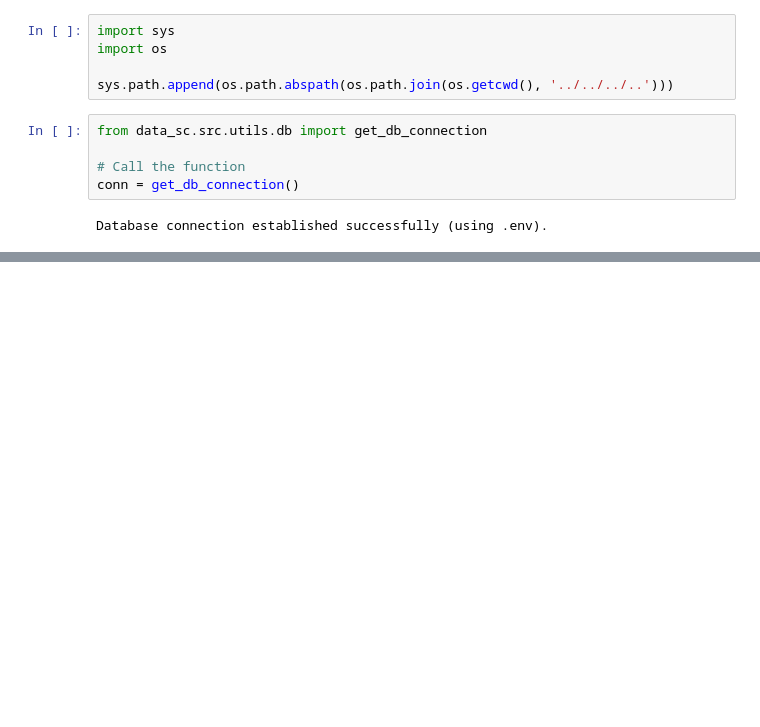
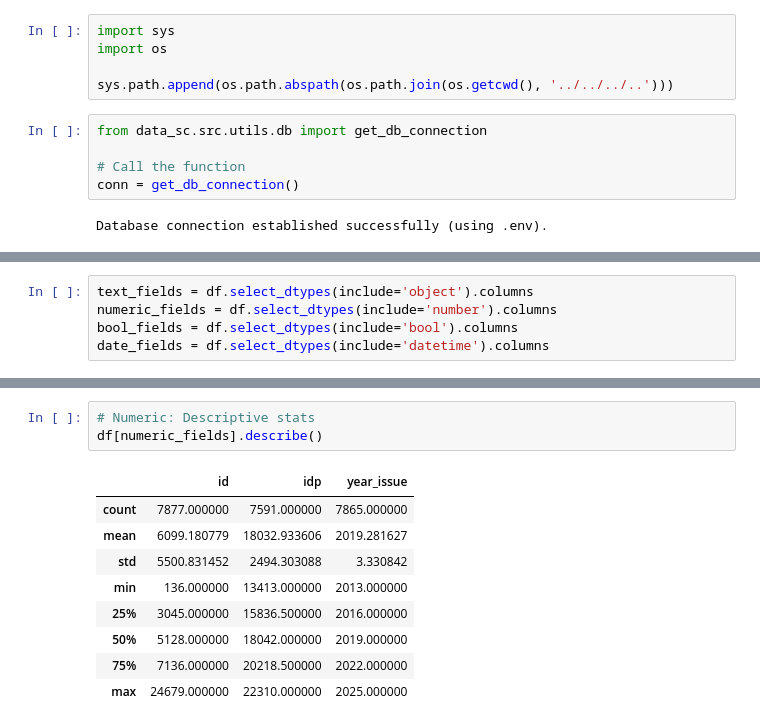
Before and after one commit to aminhaiqal/Athena, a Jupyter notebook: data_sc/notebooks/01-eda/01-data-profiling/legislative-proposal.ipynb, the cells around one changed output, grey strips where cells are left out. Cells and saved outputs as stored; diff of their text form; blank space fills up the shorter version.

```diff
--- a/data_sc/notebooks/01-eda/01-data-profiling/legislative-proposal.ipynb
+++ b/data_sc/notebooks/01-eda/01-data-profiling/legislative-proposal.ipynb
@@ -178,0 +105,5 @@ Name: count, dtype: int64
+# %%
+text_fields = df.select_dtypes(include='object').columns
+numeric_fields = df.select_dtypes(include='number').columns
+bool_fields = df.select_dtypes(include='bool').columns
+date_fields = df.select_dtypes(include='datetime').columns
@@ -178,0 +122,13 @@ Name: count, dtype: int64
+# %%
+# Numeric: Descriptive stats
+df[numeric_fields].describe()
+# %% [output]
+|  | id | idp | year_issue |
+| count | 7877.000000 | 7591.000000 | 7865.000000 |
+| mean | 6099.180779 | 18032.933606 | 2019.281627 |
+| std | 5500.831452 | 2494.303088 | 3.330842 |
+| min | 136.000000 | 13413.000000 | 2013.000000 |
+| 25% | 3045.000000 | 15836.500000 | 2016.000000 |
+| 50% | 5128.000000 | 18042.000000 | 2019.000000 |
+| 75% | 7136.000000 | 20218.500000 | 2022.000000 |
+| max | 24679.000000 | 22310.000000 | 2025.000000 |
```
Also changed, not shown: parts of 26 cells of this notebook.
